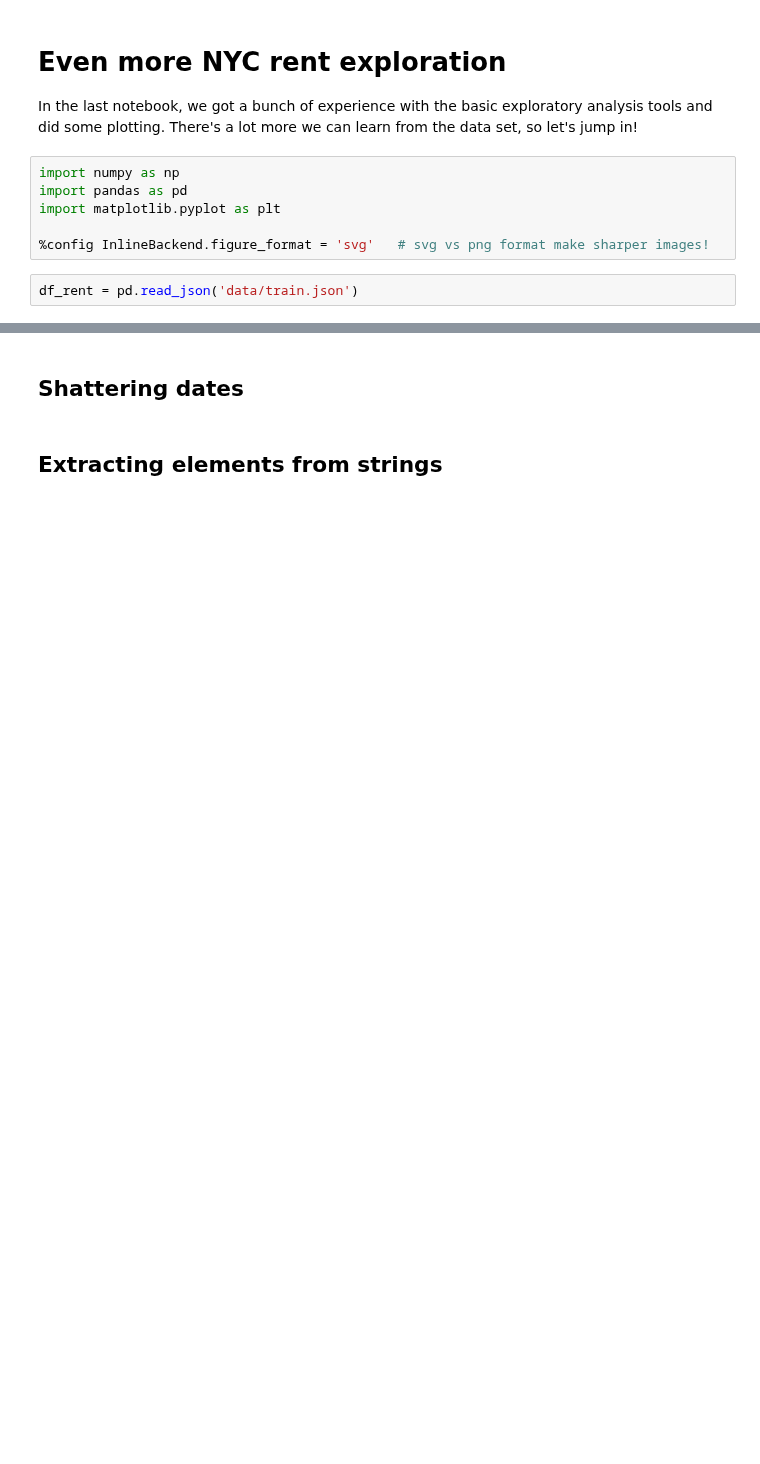
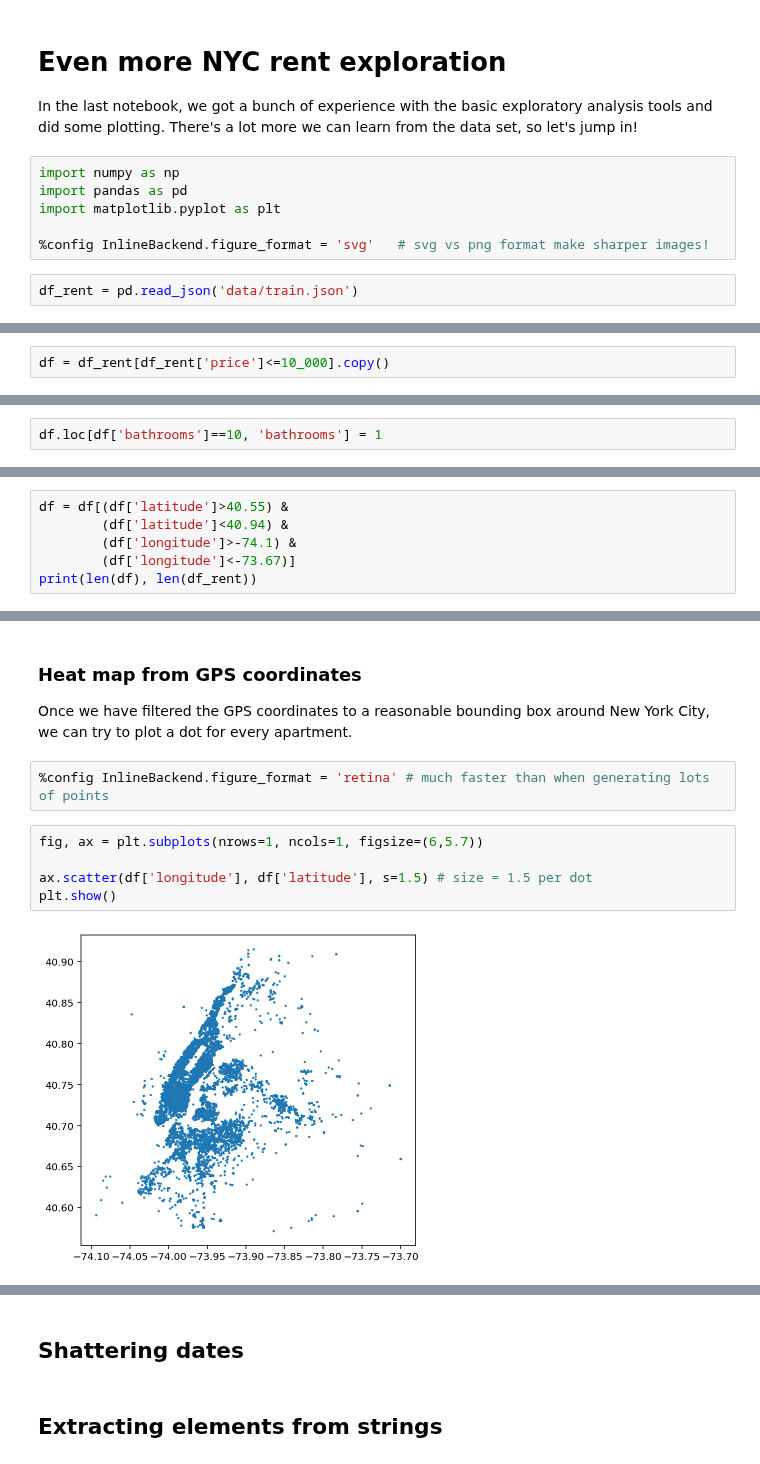
Before and after one commit to parrt/msds593, a Jupyter notebook: notebooks/nyrent2.ipynb, the cells around one changed output, grey strips where cells are left out. Drawn from its saved outputs; the diff is of its cells as text; blank space fills up the shorter version.

```diff
--- a/notebooks/nyrent2.ipynb
+++ b/notebooks/nyrent2.ipynb
@@ -12,0 +21,2 @@ df_rent = pd.read_json('data/train.json')
+# %%
+df = df_rent[df_rent['price']<=10_000].copy()
@@ -12,0 +27,2 @@ df_rent = pd.read_json('data/train.json')
+# %%
+df.loc[df['bathrooms']==10, 'bathrooms'] = 1
@@ -12,0 +96,6 @@ df_rent = pd.read_json('data/train.json')
+# %%
+df = df[(df['latitude']>40.55) &
+        (df['latitude']<40.94) &
+        (df['longitude']>-74.1) &
+        (df['longitude']<-73.67)]
+print(len(df), len(df_rent))
@@ -12,0 +144,13 @@ df_rent = pd.read_json('data/train.json')
+# %% [markdown]
+### Heat map from GPS coordinates
+
+Once we have filtered the GPS coordinates to a reasonable bounding box around New York City, we can try to plot a dot for every apartment.
+# %%
+%config InlineBackend.figure_format = 'retina' # much faster than when generating lots of points
+# %%
+fig, ax = plt.subplots(nrows=1, ncols=1, figsize=(6,5.7))
+
+ax.scatter(df['longitude'], df['latitude'], s=1.5) # size = 1.5 per dot
+plt.show()
+# %% [output]
+[figure, added]
```
Also changed, not shown: parts of 23 cells of this notebook, 1 other file.
